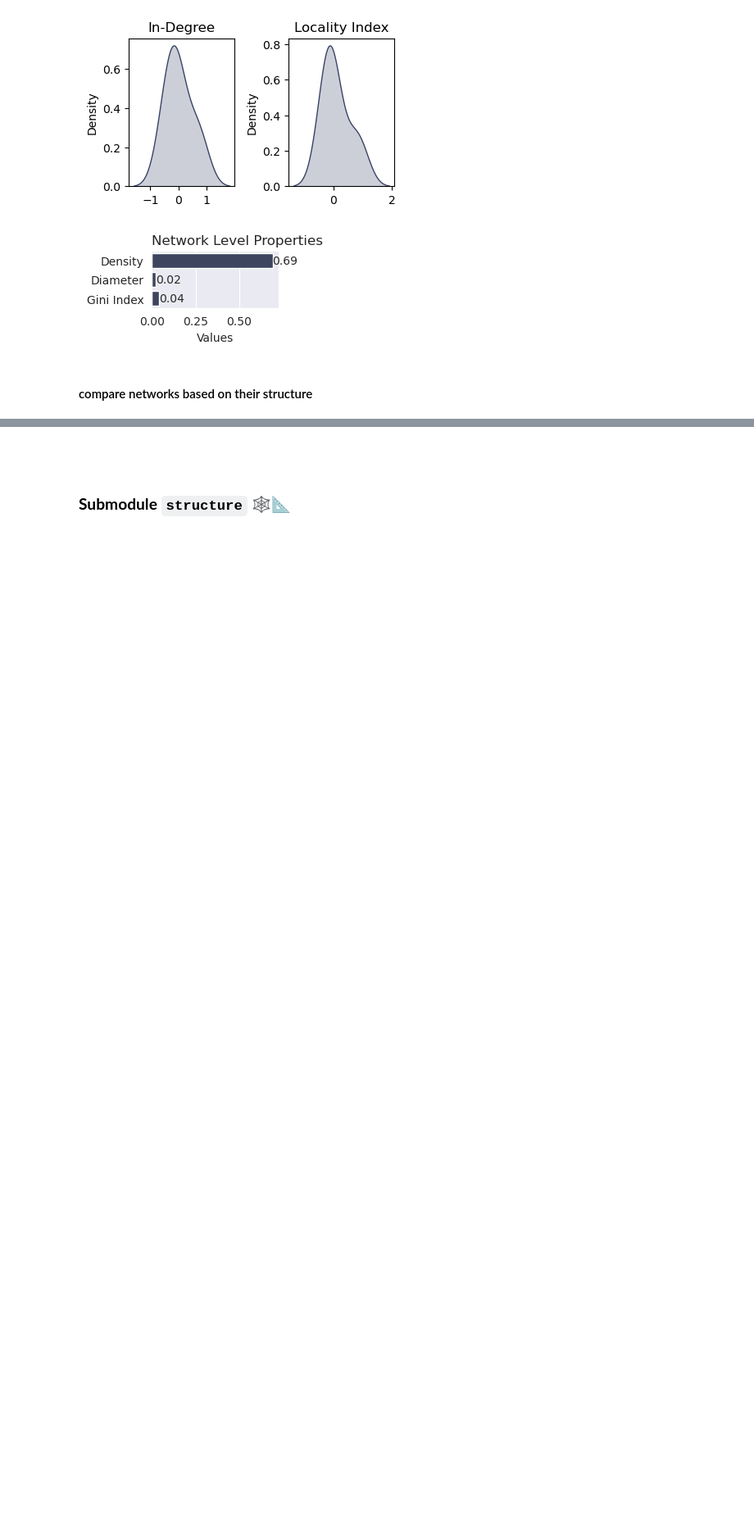
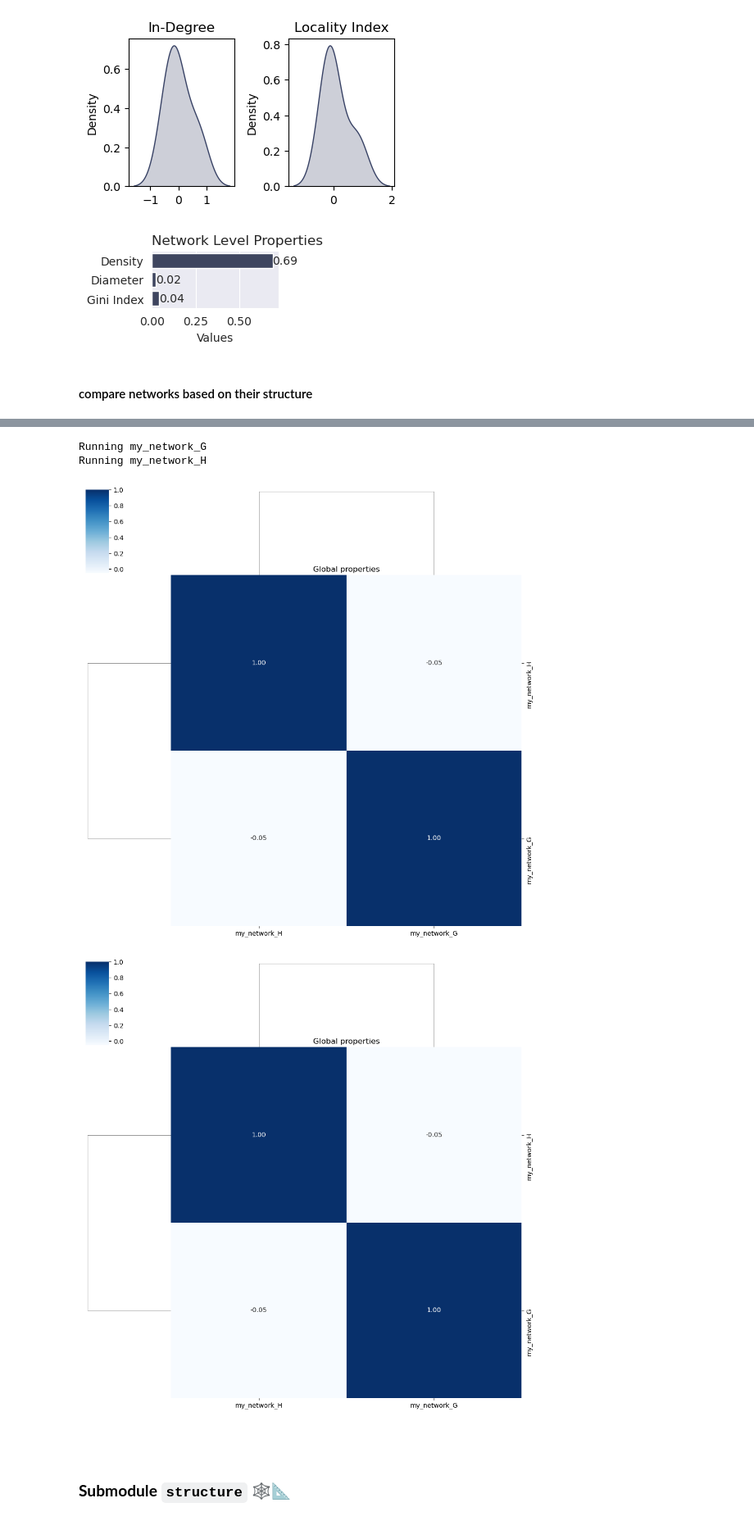
Before and after one commit to freyrelab/netective, a Jupyter notebook: docs/module_tutorial.ipynb, the cells around one changed output, grey strips where cells are left out. Shown at 82% size. Saved outputs shown, nothing was run; the diff lists cells and outputs as text; code cells hidden in the pictures; blank space fills up the shorter version.

```diff
--- a/docs/module_tutorial.ipynb
+++ b/docs/module_tutorial.ipynb
@@ -182,10 +182,14 @@ Rich Club Coefficient
 #### compare networks based on their structure
 # %%
 from netective import compare_structure
+import networkx as nx
 
+# Let's create a random network to characterize
+G = nx.erdos_renyi_graph(100, 0.3, directed=True)
 # Let's create a second network to compare to the first one.
 H = nx.path_graph(50, create_using=nx.DiGraph)
 
 # Comparing both networks is as simple as calling the function with a dictionary of networks.
 networks = {"my_network_G": G, "my_network_H": H}
 compare_structure(networks)
+# %% [output]
@@ -192,3 +213,7 @@ compare_structure(networks)
+Running my_network_G
+Running my_network_H
+[figure, added]
+[figure, added]
 # %%
 # pearsonr is used by default to compare networks. Other methods are available using the parameter association_metric.
 # compare_structure runs in parallel by default. Use workers to specify the number of processes to run in parallel.
```
Also changed, not shown: parts of 4 cells of this notebook, 3 other files.
